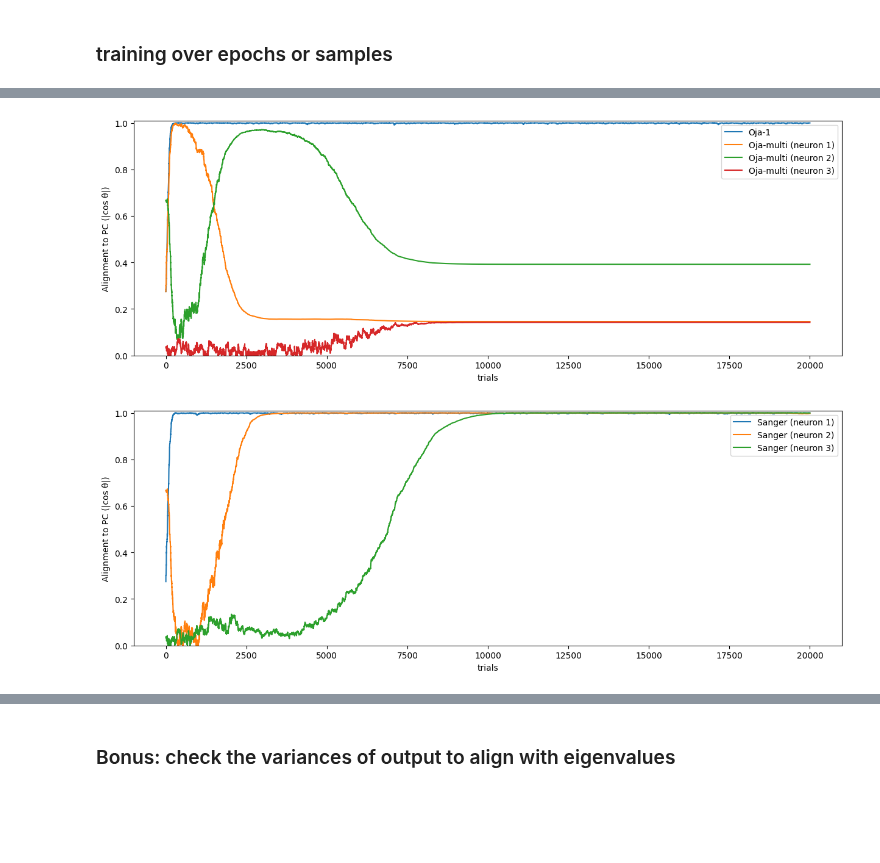
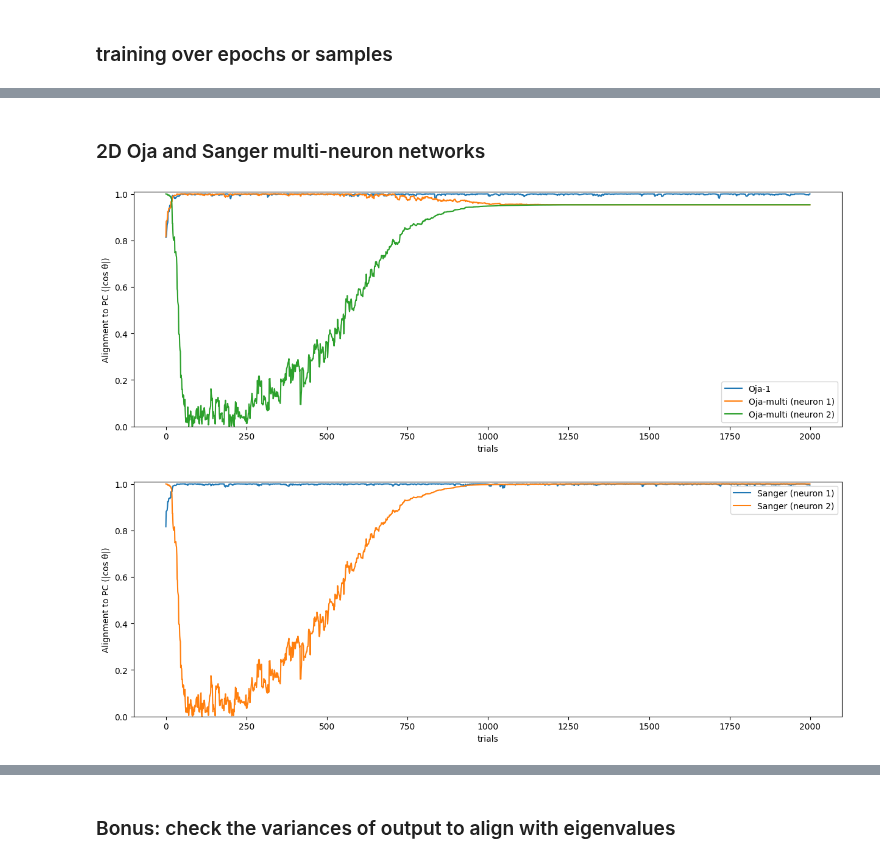
Before and after one commit to neuralalgorithms/representational-drift, a Jupyter notebook: HebbianNN.ipynb, the cells around one changed output, grey strips where cells are left out. Drawn from its saved outputs; the diff is of its cells as text; code cells hidden in the pictures; blank space fills up the shorter version.

```diff
--- a/HebbianNN.ipynb
+++ b/HebbianNN.ipynb
@@ -439,21 +555,7 @@ print(samples_3d.shape)   # (200, 3)
-# %%
-X = samples_3d
-
-# X is your data (N, d); IMPORTANT: center it first
-# X = X - X.mean(axis=0, keepdims=True)
-
-pcs, _ = pca_topk(X, 3, center=True)
-pc1 = pcs[:,0]
-pc2 = pcs[:,1]
-pc3 = pcs[:,2]
-
-
-oja1_3d = OjaNetwork(input_size=X.shape[1], output_size=1, learning_rate=learning_rate, rng=0)
-ojaK_3d = OjaNetwork(input_size=X.shape[1], output_size=3, learning_rate=learning_rate, rng=0)
-sangerK_3d = SangerNetwork(input_size=X.shape[1], output_size=3, learning_rate=learning_rate, rng=0)
-
-pc_set = [pc1, pc2, pc3]
-training_testing(oja1_3d, ojaK_3d, sangerK_3d, pc_set, "trials")
-# %% [output]
-[figure, removed]
-[figure, removed]
+# %% [markdown]
+### 2D Oja and Sanger multi-neuron networks
+# %%
+training_testing(samples_2d, output_size=2, learning_rate=0.1, method="trials")
+# %% [output]
+[figure, added]
+[figure, added]
```
Also changed, not shown: parts of 23 cells of this notebook.
